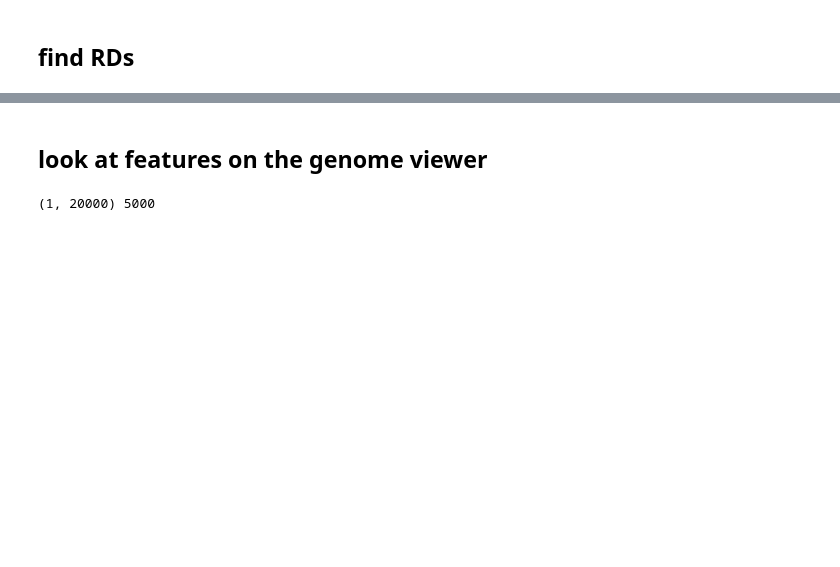
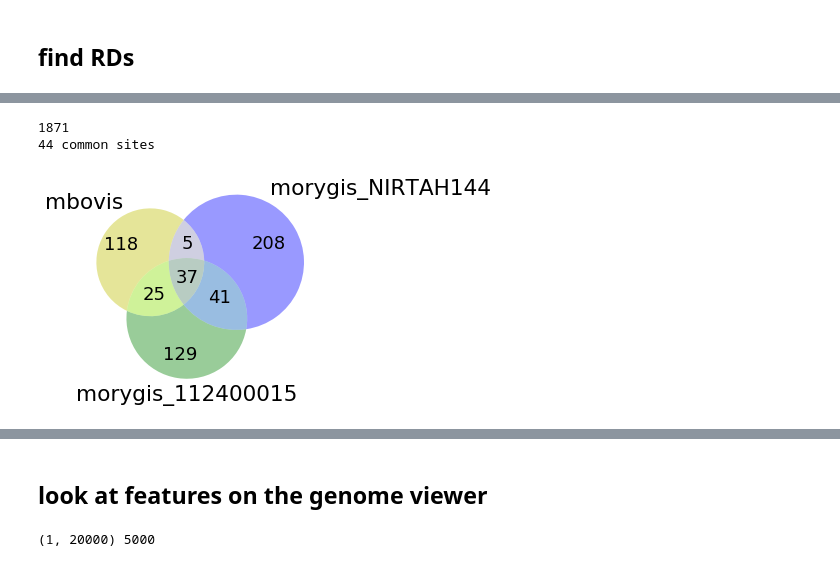
Before and after one commit to dmnfarrell/mtbdiff, a Jupyter notebook: notebooks/analysis.ipynb, the cells around one changed output, grey strips where cells are left out. Cells and saved outputs as stored; diff of their text form; code cells hidden in the pictures; blank space fills up the shorter version.

```diff
--- a/notebooks/analysis.ipynb
+++ b/notebooks/analysis.ipynb
@@ -233,0 +194,26 @@ comm
+# %%
+reload(utils)
+
+#print (struct.label.unique())
+subset = ['Mbovis', 'Morygis_NIRTAH144','Morygis_112400015','Morygis_LN2011','Morygis_Resp2011']
+mb_oryg = struct[struct.label.isin(subset)]
+print (len(mb_oryg))
+mbdiff = struct[struct.label=='Mbovis']
+modiff = struct[struct.label=='Morygis_NIRTAH144']
+modiff2 = struct[struct.label=='Morygis_112400015']
+
+from matplotlib_venn import venn3
+ax=venn3((set(mbdiff.descr),set(modiff.descr),set(modiff2.descr)),['mbovis','morygis_NIRTAH144','morygis_112400015'],('y','b','g'))
+
+mat = sites_matrix(mb_oryg, index='descr')
+mat = mat[mat.sum(1)>3]
+intersect = mat.index
+
+comm = modiff[modiff.descr.isin(intersect)]
+comm = comm[subcols]
+print('%s common sites' %len(comm))
+#print (comm.groupby('Name').size())
+# %% [output]
+1871
+44 common sites
+[figure, added]
```
Also changed, not shown: parts of 24 cells of this notebook, 3 other files.
